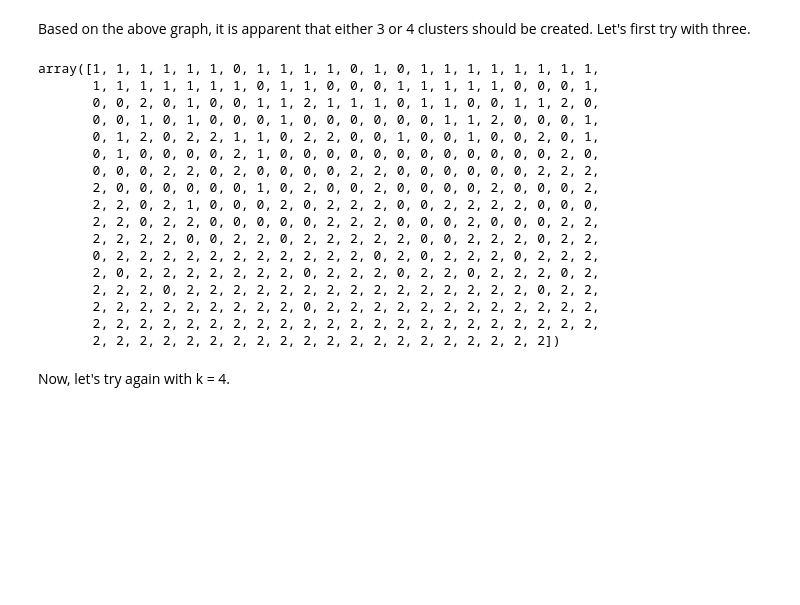
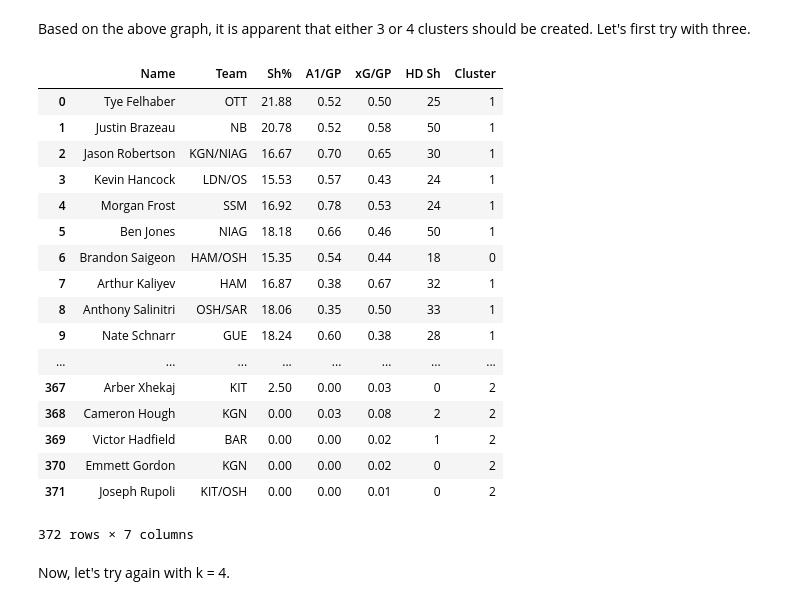
Before and after one commit to QMIND-Team/QMIND-67s-Project, a Jupyter notebook: 67s/code/OHL-webscraper/OHL_Cluster_Model.ipynb, the cells around one changed output. Drawn from its saved outputs; the diff is of its cells as text; code cells hidden in the pictures; blank space fills up the shorter version.

Commit message:
normalized data

```diff
--- a/67s/code/OHL-webscraper/OHL_Cluster_Model.ipynb
+++ b/67s/code/OHL-webscraper/OHL_Cluster_Model.ipynb
@@ -20,0 +18,6 @@ df = df_over30gp.iloc[:, [12,14,20,22]]
+# %%
+df_over30gpoldindex = fulldataset.loc[fulldataset['GP'] > 30]
+df_over30gp = df_over30gpoldindex.reset_index(drop = True)
+df_withname = df_over30gp.loc[:, ['Name','Team','Sh%','A1/GP','xG/GP','HD Sh']]
+df = df_withname.iloc[:,2:]
+df_withname
@@ -39,25 +61,32 @@ Based on the above graph, it is apparent that either 3 or 4 clusters should be c
 # %%
 kmeans = KMeans(n_clusters = 3, init = 'k-means++', max_iter = 300, n_init=10, random_state = 0)
 y_kmeans3 = kmeans.fit_predict(df)
-y_kmeans3
-# %% [output]
-array([1, 1, 1, 1, 1, 1, 0, 1, 1, 1, 1, 0, 1, 0, 1, 1, 1, 1, 1, 1, 1, 1,
-       1, 1, 1, 1, 1, 1, 1, 0, 1, 1, 0, 0, 0, 1, 1, 1, 1, 1, 0, 0, 0, 1,
-       0, 0, 2, 0, 1, 0, 0, 1, 1, 2, 1, 1, 1, 0, 1, 1, 0, 0, 1, 1, 2, 0,
-       0, 0, 1, 0, 1, 0, 0, 0, 1, 0, 0, 0, 0, 0, 0, 1, 1, 2, 0, 0, 0, 1,
-       0, 1, 2, 0, 2, 2, 1, 1, 0, 2, 2, 0, 0, 1, 0, 0, 1, 0, 0, 2, 0, 1,
-       0, 1, 0, 0, 0, 0, 2, 1, 0, 0, 0, 0, 0, 0, 0, 0, 0, 0, 0, 0, 2, 0,
-       0, 0, 0, 2, 2, 0, 2, 0, 0, 0, 0, 2, 2, 0, 0, 0, 0, 0, 0, 2, 2, 2,
-       2, 0, 0, 0, 0, 0, 0, 1, 0, 2, 0, 0, 2, 0, 0, 0, 0, 2, 0, 0, 0, 2,
-       2, 2, 0, 2, 1, 0, 0, 0, 2, 0, 2, 2, 2, 0, 0, 2, 2, 2, 2, 0, 0, 0,
-       2, 2, 0, 2, 2, 0, 0, 0, 0, 0, 2, 2, 2, 0, 0, 0, 2, 0, 0, 0, 2, 2,
-       2, 2, 2, 2, 0, 0, 2, 2, 0, 2, 2, 2, 2, 2, 0, 0, 2, 2, 2, 0, 2, 2,
-       0, 2, 2, 2, 2, 2, 2, 2, 2, 2, 2, 2, 0, 2, 0, 2, 2, 2, 0, 2, 2, 2,
-       2, 0, 2, 2, 2, 2, 2, 2, 2, 0, 2, 2, 2, 0, 2, 2, 0, 2, 2, 2, 0, 2,
-       2, 2, 2, 0, 2, 2, 2, 2, 2, 2, 2, 2, 2, 2, 2, 2, 2, 2, 2, 0, 2, 2,
-       2, 2, 2, 2, 2, 2, 2, 2, 2, 0, 2, 2, 2, 2, 2, 2, 2, 2, 2, 2, 2, 2,
-       2, 2, 2, 2, 2, 2, 2, 2, 2, 2, 2, 2, 2, 2, 2, 2, 2, 2, 2, 2, 2, 2,
-       2, 2, 2, 2, 2, 2, 2, 2, 2, 2, 2, 2, 2, 2, 2, 2, 2, 2, 2, 2])
+# %%
+y_kmeans3df = pd.DataFrame(y_kmeans3)
+cluster3df = pd.concat([df_withname.iloc[:,0:2], df, y_kmeans3df], axis = 1)
+cluster3df.columns = ['Name','Team','Sh%', 'A1/GP', 'xG/GP', 'HD Sh', 'Cluster']
+cluster3df
+
+# update the indexes for the df being used, and in the fulldataset with games > 30
+# %% [output]
+|  | Name | Team | Sh% | A1/GP | xG/GP | HD Sh | Cluster |
+| 0 | Tye Felhaber | OTT | 21.88 | 0.52 | 0.50 | 25 | 1 |
+| 1 | Justin Brazeau | NB | 20.78 | 0.52 | 0.58 | 50 | 1 |
+| 2 | Jason Robertson | KGN/NIAG | 16.67 | 0.70 | 0.65 | 30 | 1 |
+| 3 | Kevin Hancock | LDN/OS | 15.53 | 0.57 | 0.43 | 24 | 1 |
+| 4 | Morgan Frost | SSM | 16.92 | 0.78 | 0.53 | 24 | 1 |
+| 5 | Ben Jones | NIAG | 18.18 | 0.66 | 0.46 | 50 | 1 |
+| 6 | Brandon Saigeon | HAM/OSH | 15.35 | 0.54 | 0.44 | 18 | 0 |
+| 7 | Arthur Kaliyev | HAM | 16.87 | 0.38 | 0.67 | 32 | 1 |
+| 8 | Anthony Salinitri | OSH/SAR | 18.06 | 0.35 | 0.50 | 33 | 1 |
+| 9 | Nate Schnarr | GUE | 18.24 | 0.60 | 0.38 | 28 | 1 |
+| ... | ... | ... | ... | ... | ... | ... | ... |
+| 367 | Arber Xhekaj | KIT | 2.50 | 0.00 | 0.03 | 0 | 2 |
+| 368 | Cameron Hough | KGN | 0.00 | 0.03 | 0.08 | 2 | 2 |
+| 369 | Victor Hadfield | BAR | 0.00 | 0.00 | 0.02 | 1 | 2 |
+| 370 | Emmett Gordon | KGN | 0.00 | 0.00 | 0.02 | 0 | 2 |
+| 371 | Joseph Rupoli | KIT/OSH | 0.00 | 0.00 | 0.01 | 0 | 2 |
+372 rows × 7 columns
 # %% [markdown]
 Now, let's try again with k = 4.
 # %%
```
Also changed, not shown: parts of 5 cells of this notebook, 17 other files.
